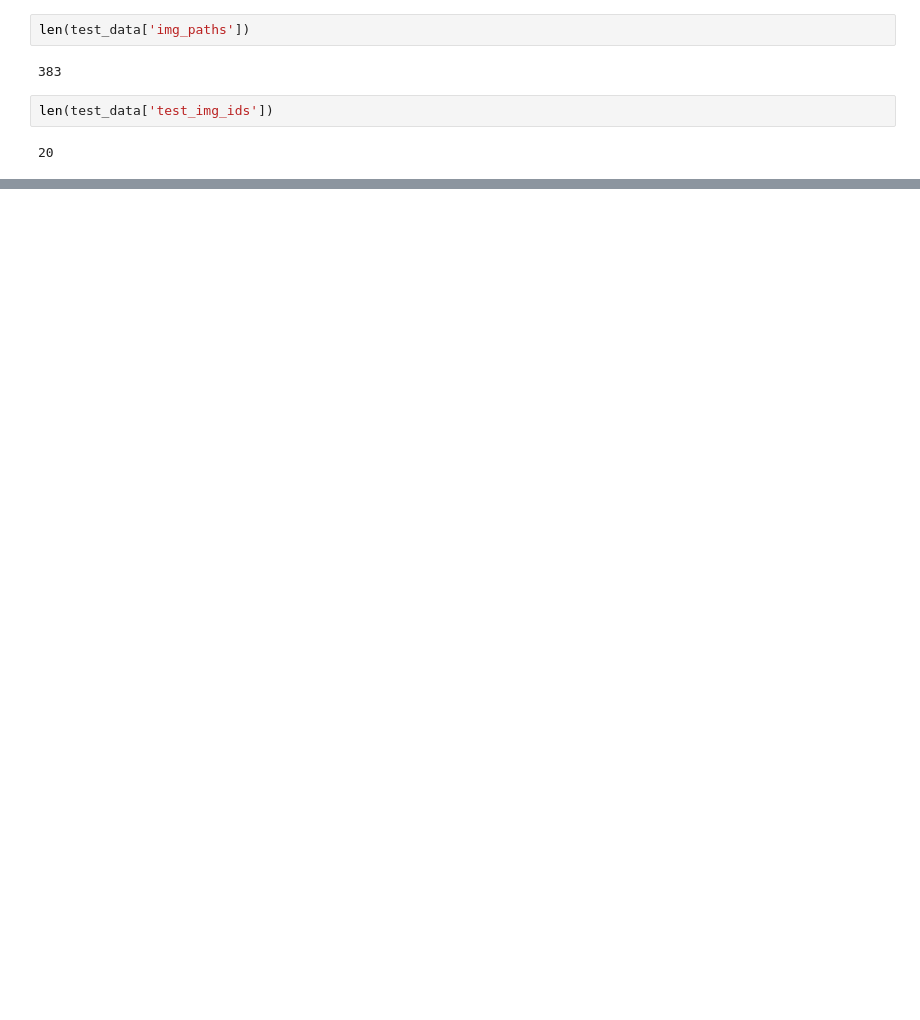
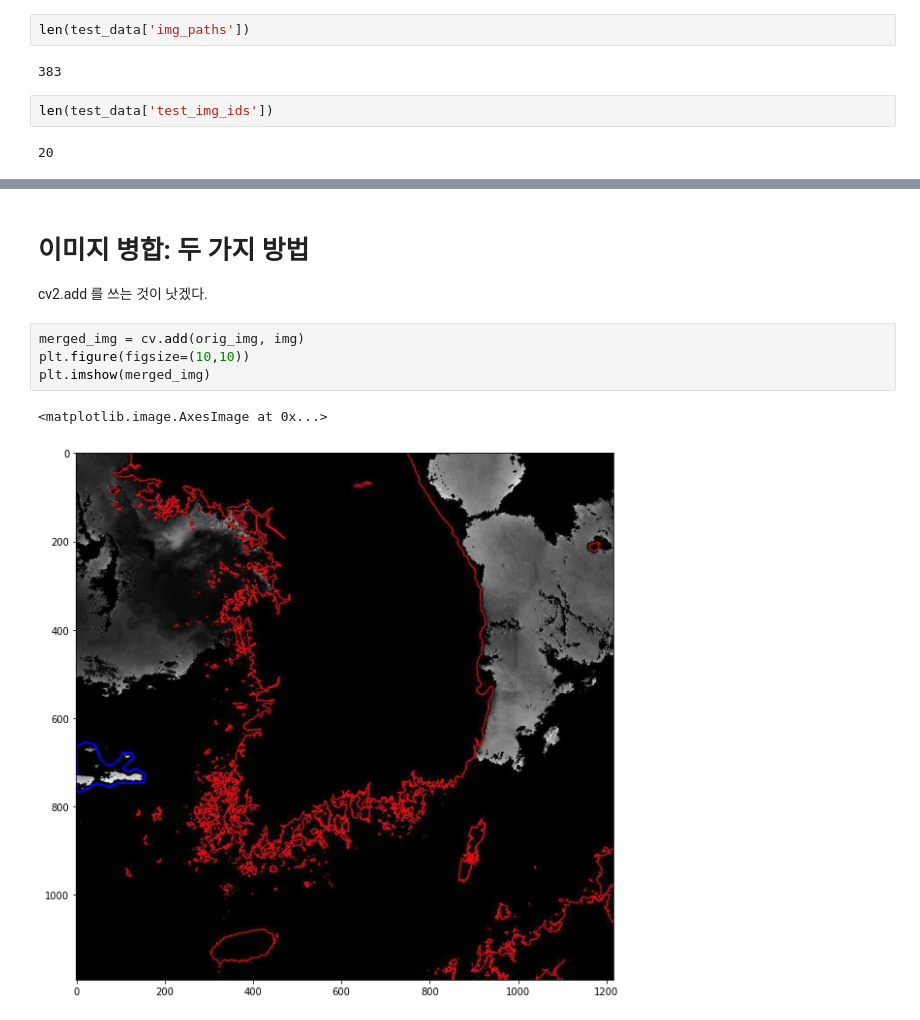
Before and after one commit to chhyyi/rz_cvae, a Jupyter notebook: img_load_test.ipynb, the cells around one changed output, grey strips where cells are left out. Drawn from its saved outputs; the diff is of its cells as text; blank space fills up the shorter version.

```diff
--- a/img_load_test.ipynb
+++ b/img_load_test.ipynb
@@ -160,0 +262,10 @@ array([['sample_img/imgCrop_RI/20200928_13_RI.JPG.jpg',
+# %% [markdown]
+# 이미지 병합: 두 가지 방법
+cv2.add 를 쓰는 것이 낫겠다.
+# %%
+merged_img = cv.add(orig_img, img)
+plt.figure(figsize=(10,10))
+plt.imshow(merged_img)
+# %% [output]
+<matplotlib.image.AxesImage at 0x...>
+[figure, added]
```
Also changed, not shown: parts of 23 cells of this notebook.
